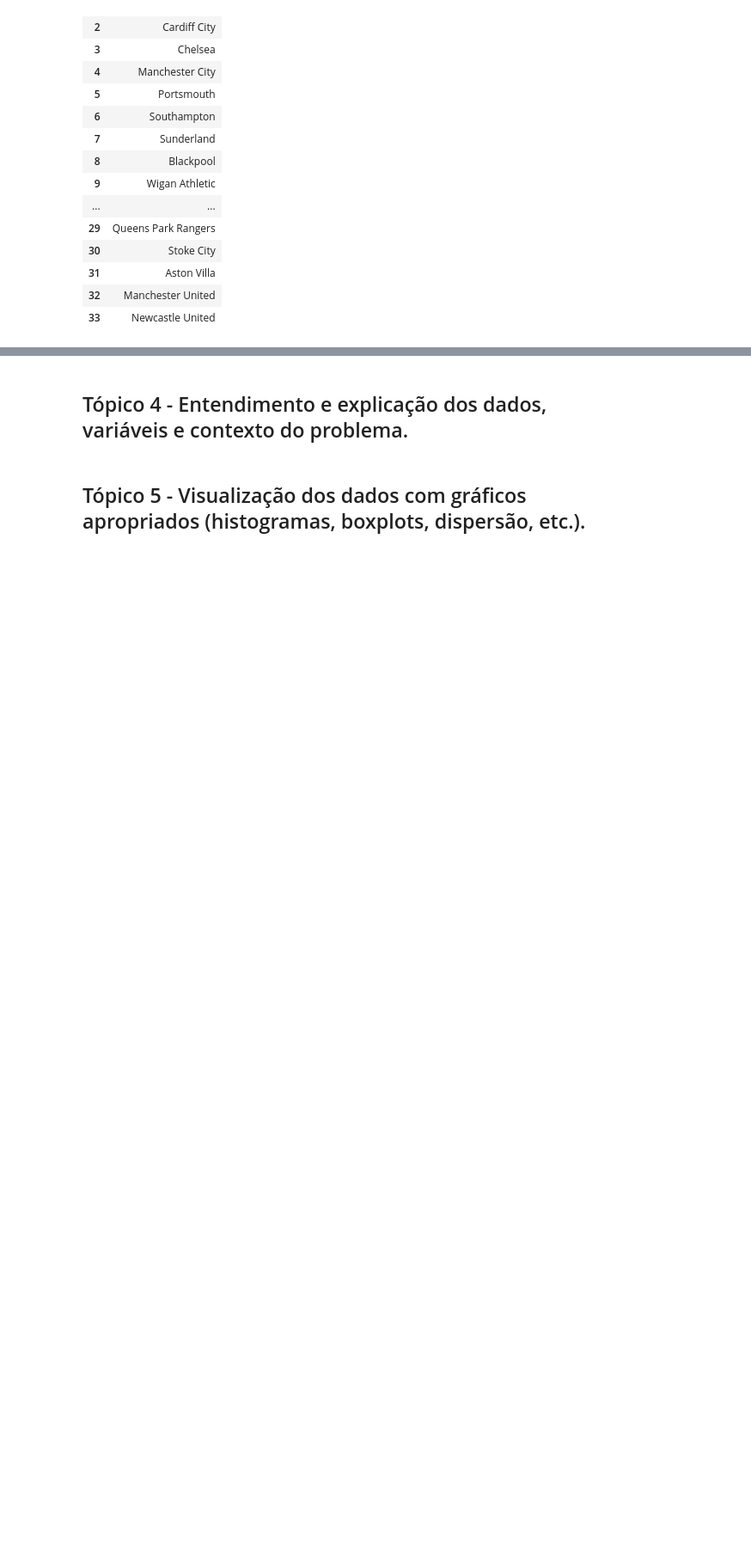
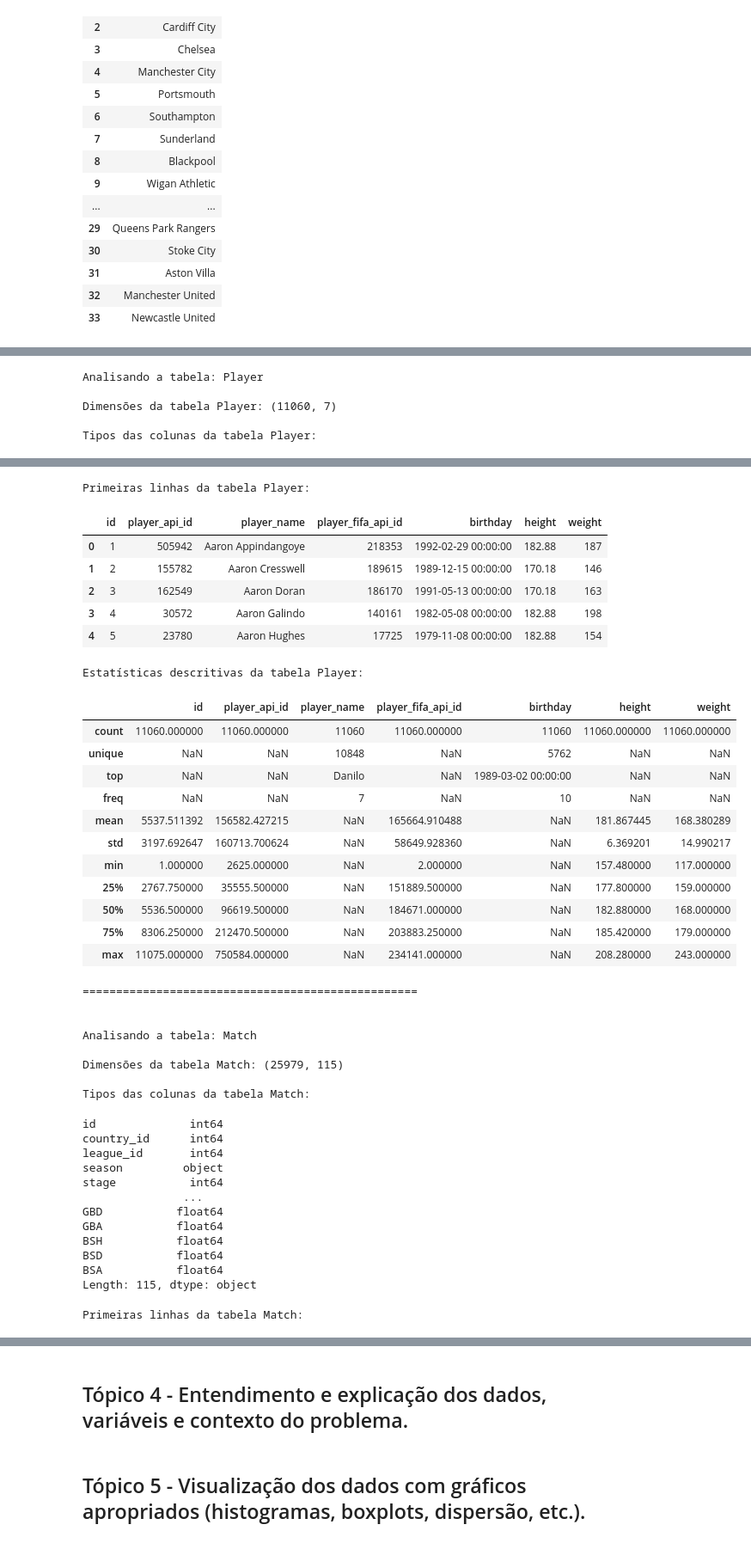
Before and after one commit to GiovaniFetzner/DataScience-BigData, a Jupyter notebook: notebook/DataScience.ipynb, the cells around one changed output, grey strips where cells are left out. Shown at 86% size. Cells and saved outputs as stored; diff of their text form; code cells hidden in the pictures; blank space fills up the shorter version.

```diff
--- a/notebook/DataScience.ipynb
+++ b/notebook/DataScience.ipynb
@@ -83,0 +219,39 @@ df_queryResult.head(50)
+# %%
+# Lista de tabelas que você quer excluir da análise
+tabelas_excluidas = ['sqlite_sequence', 'Player_Attributes', 'Team_Attributes']
+
+tabelas_filtradas = tables[~tables['name'].isin(tabelas_excluidas)]
+
+for tabela in tabelas_filtradas['name']:
+    print(f"Analisando a tabela: {tabela}")
+
+    # Carregar dados da tabela
+    df_tabela = pd.read_sql(f"SELECT * FROM {tabela}", conn)
+
+    # Exibir dimensões
+    print(f"\nDimensões da tabela {tabela}:", df_tabela.shape)
+
+    # Exibir tipos das colunas
+    print(f"\nTipos das colunas da tabela {tabela}:")
+    display(df_tabela.dtypes)
+
+    # Exibir as primeiras linhas
+    print(f"\nPrimeiras linhas da tabela {tabela}:")
+    display(df_tabela.head(5))
+
+    # Estatísticas básicas
+    print(f"\nEstatísticas descritivas da tabela {tabela}:")
+    # Calcular as estatísticas descritivas
+    estatisticas = df_tabela.describe(include="all")
+
+    # Exibir as estatísticas formatadas
+    display(estatisticas)
+    print("\n")
+    print("="*50)
+    print("\n")
+# %% [output]
+Analisando a tabela: Player
+
+Dimensões da tabela Player: (11060, 7)
+
+Tipos das colunas da tabela Player:
@@ -83,0 +266,41 @@ df_queryResult.head(50)
+Primeiras linhas da tabela Player:
+|  | id | player_api_id | player_name | player_fifa_api_id | birthday | height | weight |
+| 0 | 1 | 505942 | Aaron Appindangoye | 218353 | 1992-02-29 00:00:00 | 182.88 | 187 |
+| 1 | 2 | 155782 | Aaron Cresswell | 189615 | 1989-12-15 00:00:00 | 170.18 | 146 |
+| 2 | 3 | 162549 | Aaron Doran | 186170 | 1991-05-13 00:00:00 | 170.18 | 163 |
+| 3 | 4 | 30572 | Aaron Galindo | 140161 | 1982-05-08 00:00:00 | 182.88 | 198 |
+| 4 | 5 | 23780 | Aaron Hughes | 17725 | 1979-11-08 00:00:00 | 182.88 | 154 |
+Estatísticas descritivas da tabela Player:
+|  | id | player_api_id | player_name | player_fifa_api_id | birthday | height | weight |
+| count | 11060.000000 | 11060.000000 | 11060 | 11060.000000 | 11060 | 11060.000000 | 11060.000000 |
+| unique | NaN | NaN | 10848 | NaN | 5762 | NaN | NaN |
+| top | NaN | NaN | Danilo | NaN | 1989-03-02 00:00:00 | NaN | NaN |
+| freq | NaN | NaN | 7 | NaN | 10 | NaN | NaN |
+| mean | 5537.511392 | 156582.427215 | NaN | 165664.910488 | NaN | 181.867445 | 168.380289 |
+| std | 3197.692647 | 160713.700624 | NaN | 58649.928360 | NaN | 6.369201 | 14.990217 |
+| min | 1.000000 | 2625.000000 | NaN | 2.000000 | NaN | 157.480000 | 117.000000 |
+| 25% | 2767.750000 | 35555.500000 | NaN | 151889.500000 | NaN | 177.800000 | 159.000000 |
+| 50% | 5536.500000 | 96619.500000 | NaN | 184671.000000 | NaN | 182.880000 | 168.000000 |
+| 75% | 8306.250000 | 212470.500000 | NaN | 203883.250000 | NaN | 185.420000 | 179.000000 |
+| max | 11075.000000 | 750584.000000 | NaN | 234141.000000 | NaN | 208.280000 | 243.000000 |
+==================================================
+
+
+Analisando a tabela: Match
+
+Dimensões da tabela Match: (25979, 115)
+
+Tipos das colunas da tabela Match:
+id              int64
+country_id      int64
+league_id       int64
+season         object
+stage           int64
+               ...
+GBD           float64
+GBA           float64
+BSH           float64
+BSD           float64
+BSA           float64
+Length: 115, dtype: object
+Primeiras linhas da tabela Match:
```
Also changed, not shown: parts of 2 cells of this notebook.
